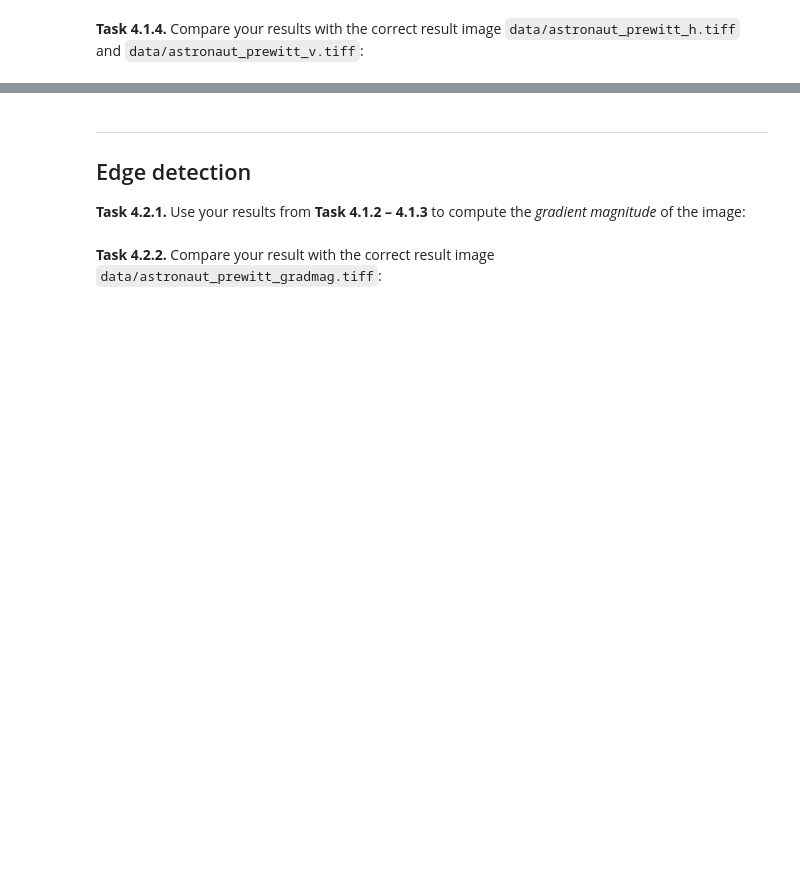
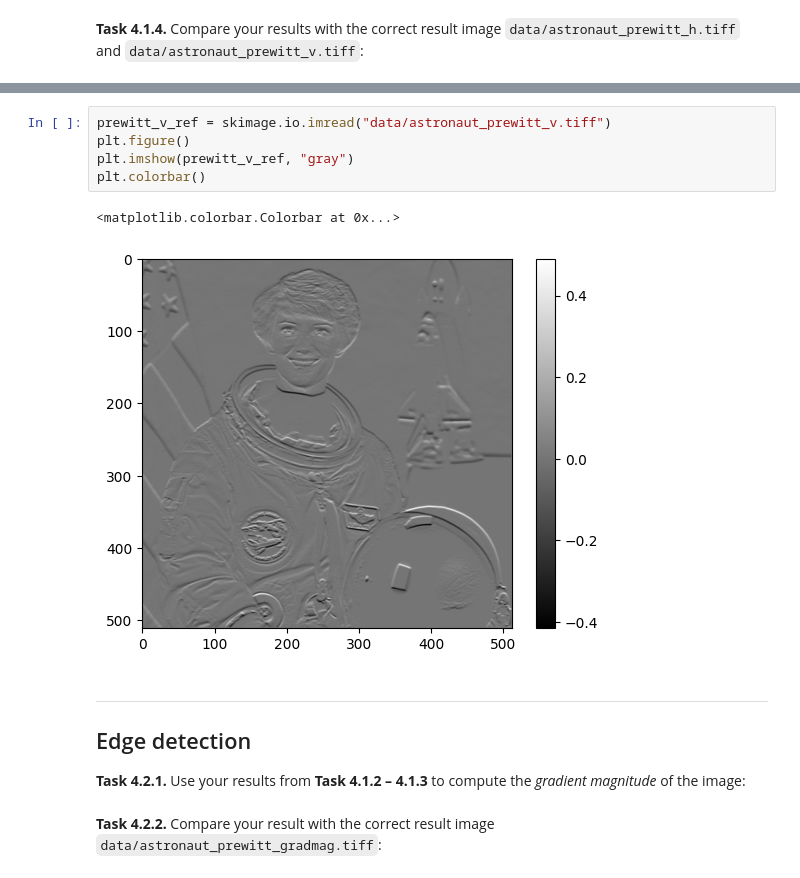
Before and after one commit to balint-bozoki/mobi-fs3-python, a Jupyter notebook: task4.ipynb, the cells around one changed output, grey strips where cells are left out. Saved outputs shown, nothing was run; the diff lists cells and outputs as text; blank space fills up the shorter version.

```diff
--- a/task4.ipynb
+++ b/task4.ipynb
@@ -39,3 +94,11 @@ def prewitt_v(img_in):
+# %%
+prewitt_v_ref = skimage.io.imread("data/astronaut_prewitt_v.tiff")
+plt.figure()
+plt.imshow(prewitt_v_ref, "gray")
+plt.colorbar()
+# %% [output]
+<matplotlib.colorbar.Colorbar at 0x...>
+[figure, added]
 # %% [markdown]
 ---
 
```
Also changed, not shown: parts of 5 cells of this notebook.
